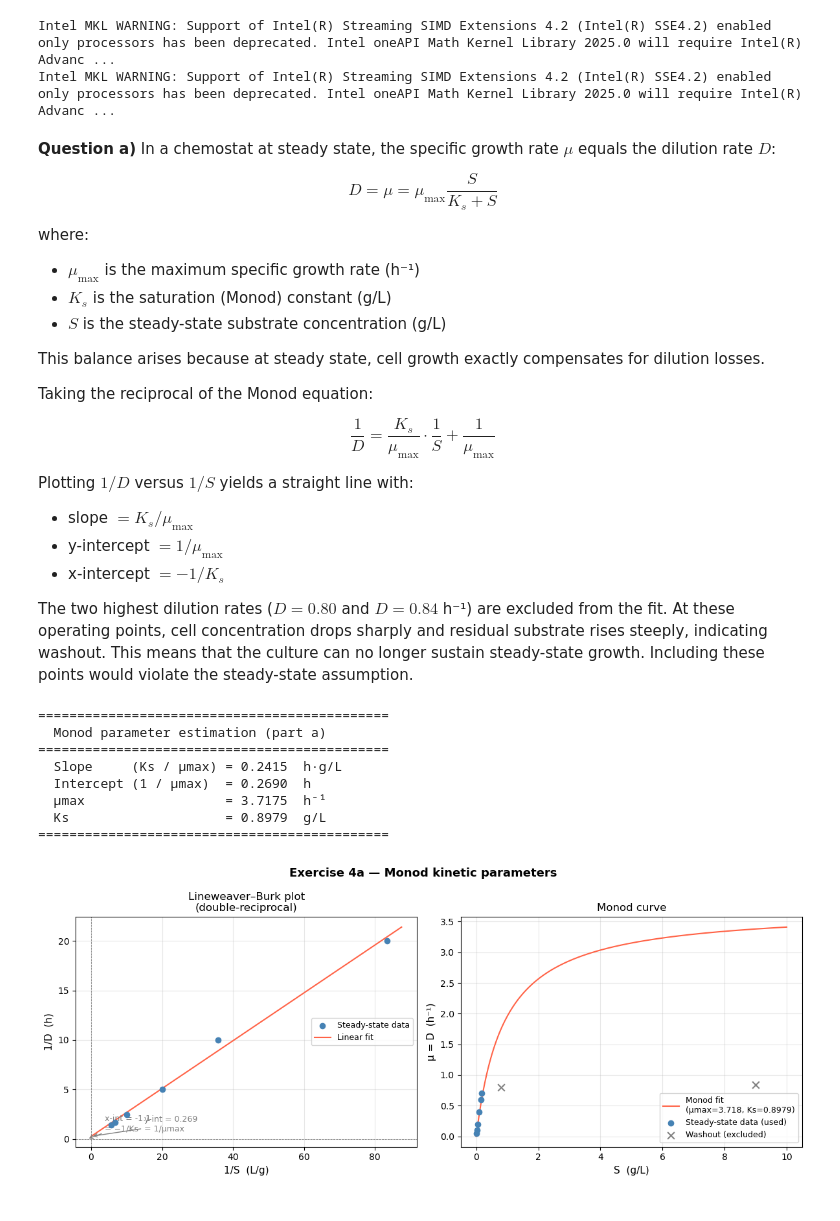
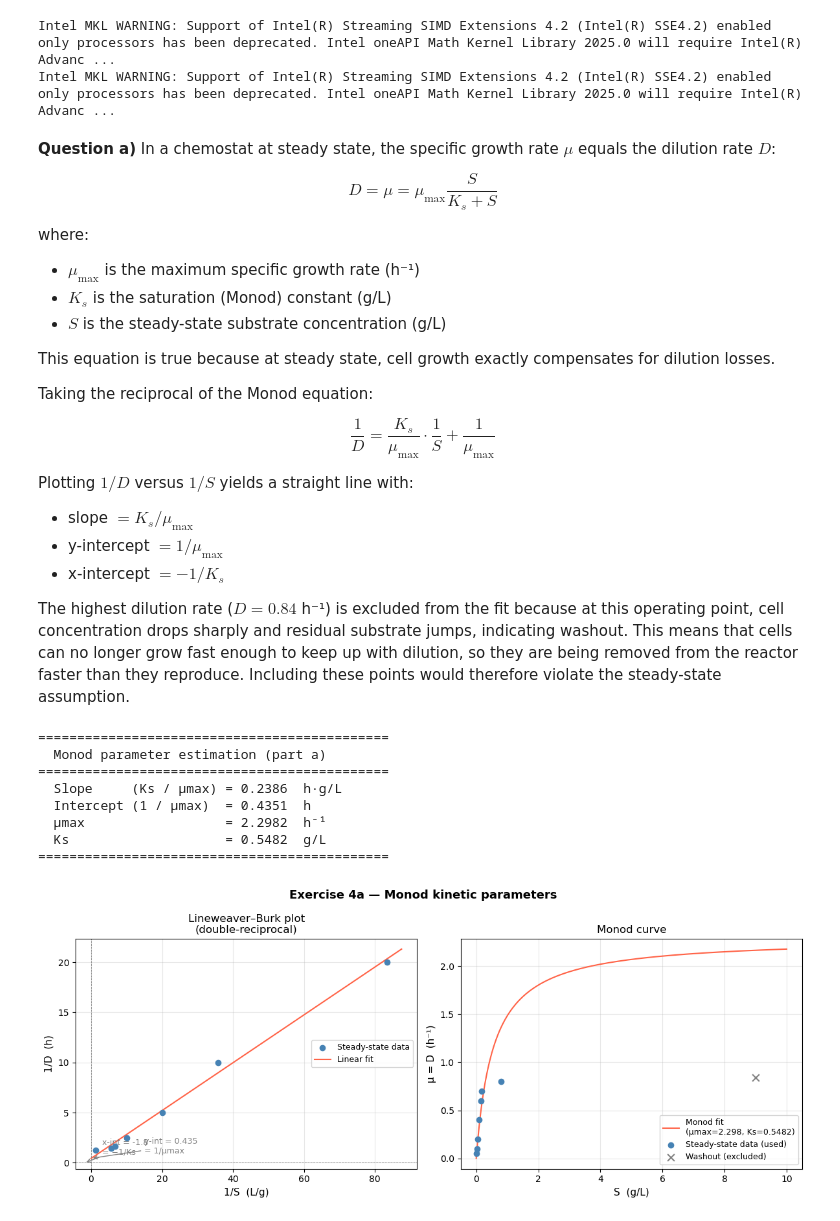
Before and after one commit to vicollari/bioreactor_simulation, a Jupyter notebook: bioreactor_simulation/project2/exercise4.ipynb, the cells around one changed output. Saved outputs shown, nothing was run; the diff lists cells and outputs as text; code cells hidden in the pictures.

```diff
--- a/bioreactor_simulation/project2/exercise4.ipynb
+++ b/bioreactor_simulation/project2/exercise4.ipynb
@@ -17,7 +17,7 @@ where:
 - $K_s$ is the saturation (Monod) constant (g/L)
 - $S$ is the steady-state substrate concentration (g/L)
 
-This balance arises because at steady state, cell growth exactly compensates for dilution losses.
+This equation is true because at steady state, cell growth exactly compensates for dilution losses.
 
 Taking the reciprocal of the Monod equation:
 
@@ -28,14 +28,14 @@ Plotting $1/D$ versus $1/S$ yields a straight line with:
 - y-intercept $= 1 / \mu_{\max}$
 - x-intercept $= -1 / K_s$
 
-The two highest dilution rates ($D = 0.80$ and $D = 0.84$ h⁻¹) are excluded from the fit. At these operating points, cell concentration drops sharply and residual substrate rises steeply, indicating washout. This means that the culture can no longer sustain steady-state growth. Including these points would violate the steady-state assumption.
+The highest dilution rate ($D = 0.84$ h⁻¹) is excluded from the fit because at this operating point, cell concentration drops sharply and residual substrate jumps, indicating washout. This means that cells can no longer grow fast enough to keep up with dilution, so they are being removed from the reactor faster than they reproduce. Including these points would therefore violate the steady-state assumption.
 # %%
 D = np.array([0.05, 0.10, 0.20, 0.40, 0.60, 0.70, 0.80, 0.84])
 X = np.array([3.2,  3.7,  4.0,  4.4,  4.75, 4.9,  4.5,  0.5])
 S = np.array([0.012,0.028,0.050,0.100,0.150,0.176,0.800,9.000])
 S0 = 10.0
 
-mask   = D <= 0.70
+mask   = D <= 0.80
 D_fit  = D[mask]
 S_fit  = S[mask]
 
@@ -80,38 +80,38 @@ ax1.annotate(f"x-int = {x_int:.1f}\n= −1/Ks",
 
 ax1.set_xlabel("1/S  (L/g)", fontsize=11)
 ax1.set_ylabel("1/D  (h)", fontsize=11)
 ax1.set_title("Lineweaver–Burk plot\n(double-reciprocal)", fontsize=12)
 ax1.legend(fontsize=9)
 ax1.grid(True, alpha=0.3)
 
 ax2 = axes[1]
 S_range = np.linspace(0, S0, 500)
 mu_monod = mu_max * S_range / (Ks + S_range)
 
 ax2.plot(S_range, mu_monod, color="tomato", label=f"Monod fit\n(µmax={mu_max:.3f}, Ks={Ks:.4f})")
 ax2.scatter(S_fit, D_fit, color="steelblue", zorder=5, label="Steady-state data (used)")
 ax2.scatter(S[~mask], D[~mask], color="grey", marker="x", zorder=5, s=60, label="Washout (excluded)")
 
 ax2.set_xlabel("S  (g/L)", fontsize=11)
 ax2.set_ylabel("µ = D  (h⁻¹)", fontsize=11)
 ax2.set_title("Monod curve", fontsize=12)
 ax2.legend(fontsize=9)
 ax2.grid(True, alpha=0.3)
 
 plt.suptitle("Exercise 4a — Monod kinetic parameters", fontsize=13, fontweight="bold")
 plt.tight_layout()
 plt.savefig("ex4a_monod.png", dpi=150, bbox_inches="tight")
 plt.show()
 # %% [output]
 =============================================
   Monod parameter estimation (part a)
 =============================================
-  Slope     (Ks / µmax) = 0.2415  h·g/L
-  Intercept (1 / µmax)  = 0.2690  h
-  µmax                  = 3.7175  h⁻¹
-  Ks                    = 0.8979  g/L
+  Slope     (Ks / µmax) = 0.2386  h·g/L
+  Intercept (1 / µmax)  = 0.4351  h
+  µmax                  = 2.2982  h⁻¹
+  Ks                    = 0.5482  g/L
 =============================================
-[figure, old version]
+[figure, new version]
 # %% [markdown]
 | Parameter | Value | Units |
 |-----------|-------|-------|
```
Also changed, not shown: parts of 3 cells of this notebook, 2 other files.
